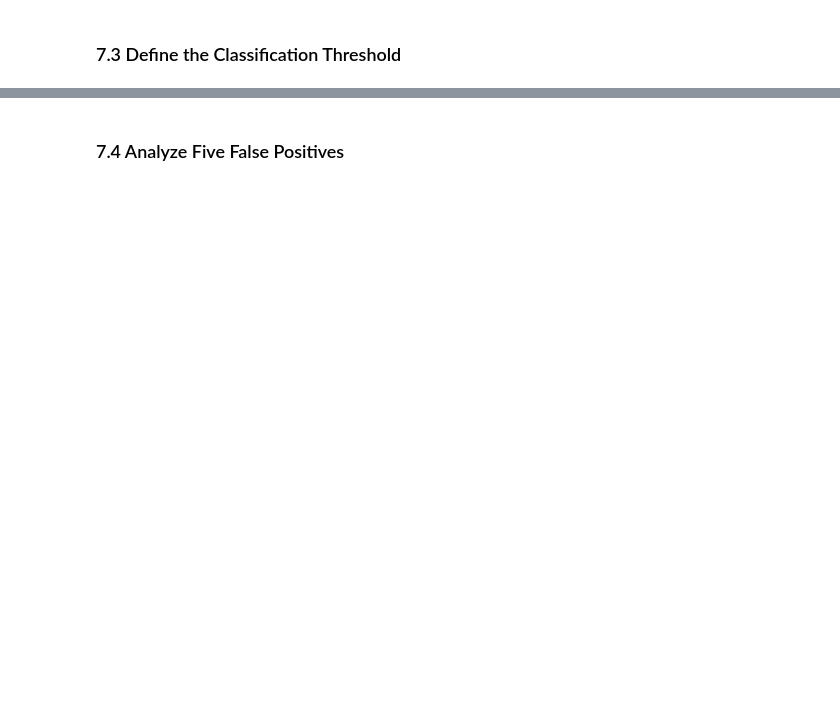
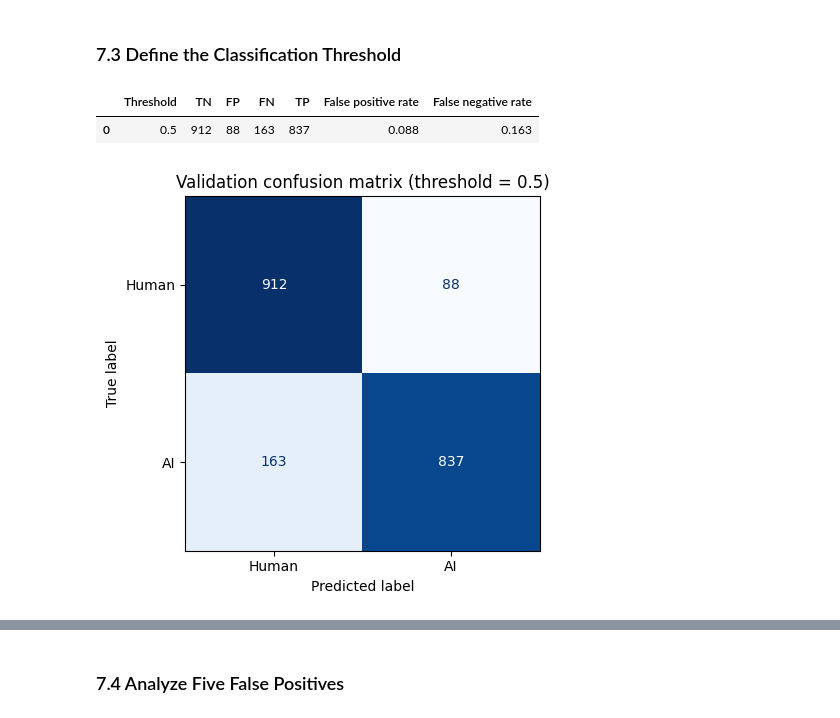
Before and after one commit to HsiangTNA/CS5785-AML-Kaggle-Challenge, a Jupyter notebook: Code/Human_or_AI_Text_Authorship_Classification.ipynb, the cells around one changed output, grey strips where cells are left out. Drawn from its saved outputs; the diff is of its cells as text; code cells hidden in the pictures; blank space fills up the shorter version.

Commit message:
Implement Learning from Unlabeled Data & Error Analysis

```diff
--- a/Code/Human_or_AI_Text_Authorship_Classification.ipynb
+++ b/Code/Human_or_AI_Text_Authorship_Classification.ipynb
@@ -2063,2 +2881,82 @@ Results saved to: /Users/zhanghaoxiang/Desktop/CS5785-AML-Kaggle-Challenge/outpu
 # %% [markdown]
 ### 7.3 Define the Classification Threshold
+# %%
+ERROR_THRESHOLD = 0.5
+
+analysis_val["pred_label"] = (
+    analysis_val["prob_ai"] >= ERROR_THRESHOLD
+).astype(int)
+
+analysis_val["error_type"] = np.select(
+    [
+        analysis_val["label"].eq(0)
+        & analysis_val["pred_label"].eq(1),
+
+        analysis_val["label"].eq(1)
+        & analysis_val["pred_label"].eq(0),
+    ],
+    ["FP", "FN"],
+    default="Correct",
+)
+
+cm = confusion_matrix(
+    analysis_val["label"],
+    analysis_val["pred_label"],
+    labels=[0, 1],
+)
+
+tn, fp, fn, tp = cm.ravel()
+
+threshold_results = pd.DataFrame([{
+    "Threshold": ERROR_THRESHOLD,
+    "TN": tn,
+    "FP": fp,
+    "FN": fn,
+    "TP": tp,
+    "False positive rate": fp / (tn + fp),
+    "False negative rate": fn / (tp + fn),
+}])
+
+display(threshold_results.round(4))
+
+threshold_results.to_csv(
+    ERROR_DIR / "threshold_results.csv",
+    index=False,
+)
+analysis_val.drop(columns="text").to_csv(
+    ERROR_DIR / "validation_diagnostics.csv",
+    index=False,
+)
+
+fig, ax = plt.subplots(figsize=(5, 4.5))
+
+ConfusionMatrixDisplay(
+    cm,
+    display_labels=["Human", "AI"],
+).plot(
+    ax=ax,
+    cmap="Blues",
+    colorbar=False,
+    values_format="d",
+)
+
+ax.set_title(
+    f"Validation confusion matrix "
+    f"(threshold = {ERROR_THRESHOLD:g})"
+)
+
+save_analysis_figure(fig, "validation_confusion_matrix")
+plt.show()
+
+print(
+    "Review policy: five highest-P(AI) false positives "
+    "and five lowest-P(AI) false negatives."
+)
+print(
+    "These are confident mistakes, not a representative "
+    "random sample of all errors."
+)
+# %% [output]
+|  | Threshold | TN | FP | FN | TP | False positive rate | False negative rate |
+| 0 | 0.5 | 912 | 88 | 163 | 837 | 0.088 | 0.163 |
+[figure, added]
```
Also changed, not shown: parts of 24 cells of this notebook.
